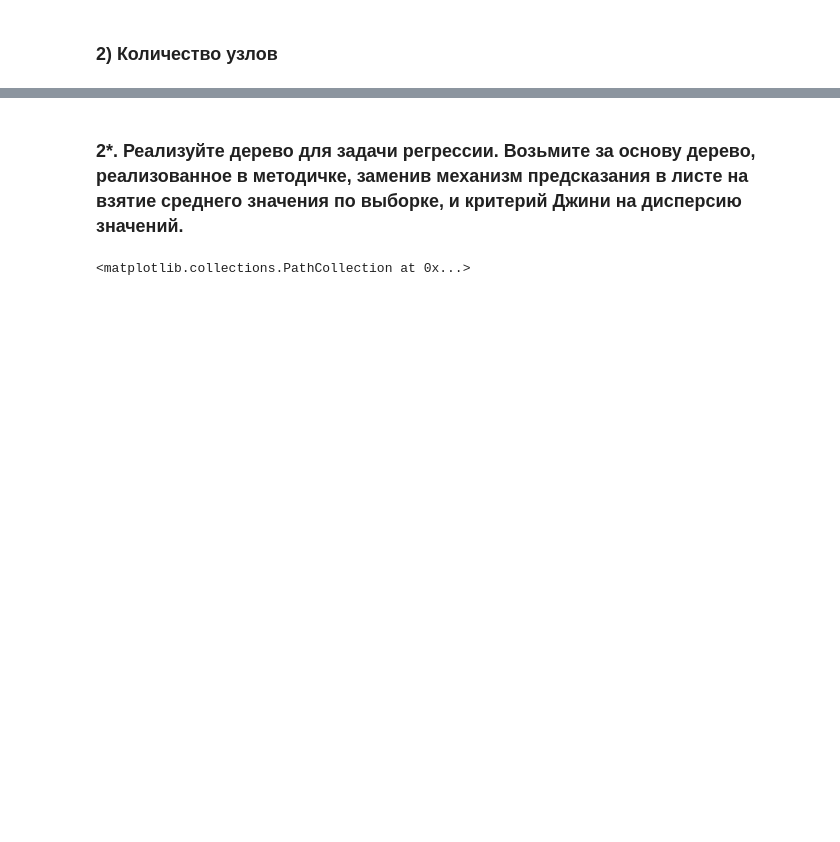
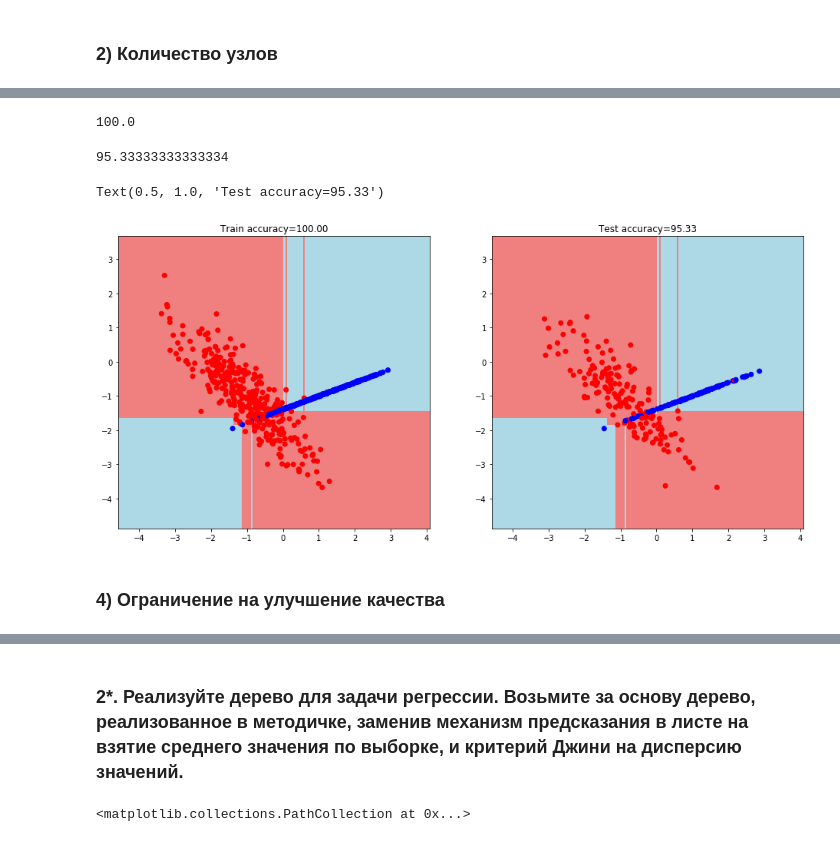
Before and after one commit to navagdenie/AlgDataAn, a Jupyter notebook: Lesson_4_Homework.ipynb, the cells around one changed output, grey strips where cells are left out. Saved outputs shown, nothing was run; the diff lists cells and outputs as text; code cells hidden in the pictures; blank space fills up the shorter version.

```diff
--- a/Lesson_4_Homework.ipynb
+++ b/Lesson_4_Homework.ipynb
@@ -273,0 +353,21 @@ Text(0.5, 1.0, 'Test accuracy=95.00')
+# %%
+# Построение дерева с помощью рекурсивной функции
+def build_tree_3(data, labels):
+
+    quality, t, index = find_best_split(data, labels)
+
+    #  Базовый случай - прекращаем рекурсию, когда нет прироста в качества
+    if quality == 0 or max(labels)==min(labels):
+        return Leaf(data, labels)
+
+    true_data, false_data, true_labels, false_labels = split(data, labels, index, t)
+
+    # Рекурсивно строим два поддерева
+    true_branch = build_tree_3(true_data, true_labels)
+    false_branch = build_tree_3(false_data, false_labels)
+
+    # Возвращаем класс узла со всеми поддеревьями, то есть целого дерева
+    return Node(index, t, true_branch, false_branch)
+# %%
+# Построим дерево по обучающей выборке
+my_tree_3 = build_tree_3(train_data, train_labels)
@@ -273,0 +400,34 @@ Text(0.5, 1.0, 'Test accuracy=95.00')
+# %%
+# Точность на обучающей выборке
+train_accuracy_3 = accuracy_metric(train_labels, train_answers_3)
+train_accuracy_3
+# %% [output]
+100.0
+# %%
+# Точность на тестовой выборке
+test_accuracy_3 = accuracy_metric(test_labels, answers_3)
+test_accuracy_3
+# %% [output]
+95.33333333333334
+# %%
+# Визуализируем дерево на графике
+plt.figure(figsize = (16, 7))
+
+# график обучающей выборки
+plt.subplot(1,2,1)
+xx, yy = get_meshgrid(train_data)
+mesh_predictions = np.array(predict(np.c_[xx.ravel(), yy.ravel()], my_tree_3)).reshape(xx.shape)
+plt.pcolormesh(xx, yy, mesh_predictions, cmap = light_colors)
+plt.scatter(train_data[:, 0], train_data[:, 1], c = train_labels, cmap = colors)
+plt.title(f'Train accuracy={train_accuracy_3:.2f}')
+
+# график тестовой выборки
+plt.subplot(1,2,2)
+plt.pcolormesh(xx, yy, mesh_predictions, cmap = light_colors)
+plt.scatter(test_data[:, 0], test_data[:, 1], c = test_labels, cmap = colors)
+plt.title(f'Test accuracy={test_accuracy_3:.2f}')
+# %% [output]
+Text(0.5, 1.0, 'Test accuracy=95.33')
+[figure, added]
+# %% [markdown]
+### 4) Ограничение на улучшение качества
```
Also changed, not shown: parts of 52 cells of this notebook.
